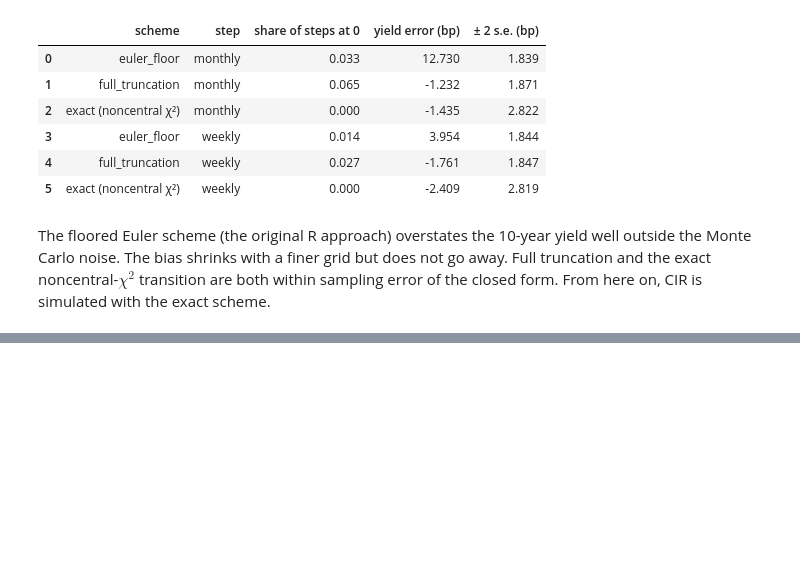
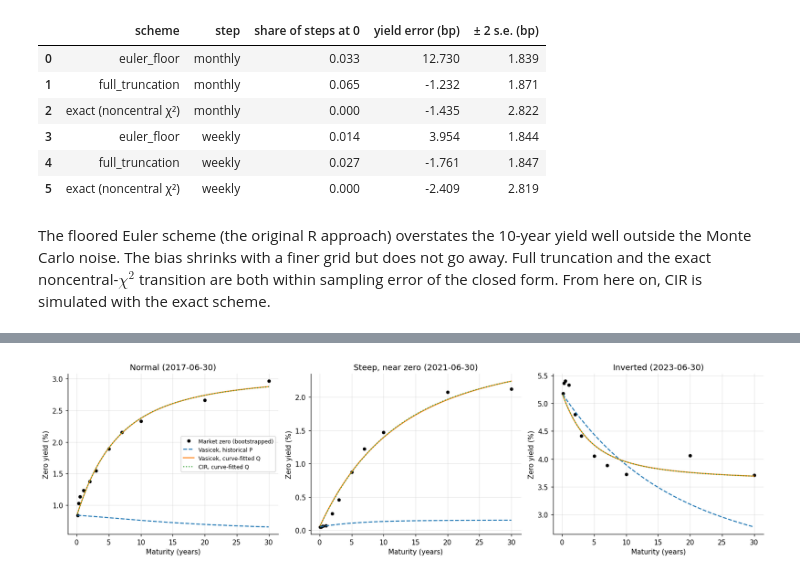
Before and after one commit to vincal848/term_structure_modeling, a Jupyter notebook: notebooks/term_structure.ipynb, the cells around one changed output, grey strips where cells are left out. Saved outputs shown, nothing was run; the diff lists cells and outputs as text; code cells hidden in the pictures; blank space fills up the shorter version.

```diff
--- a/notebooks/term_structure.ipynb
+++ b/notebooks/term_structure.ipynb
@@ -271,0 +367,20 @@ within sampling error of the closed form. From here on, CIR is simulated with th
+# %%
+q_fits, errors = {}, {}
+for label, (curve, taus, zeros) in boot.items():
+    quoted = np.isin(np.round(taus, 6), np.round(curve.index.values, 6))
+    tq, zq, r0 = taus[quoted], zeros[quoted], zeros[0]
+    v_p, c_p = (f.model for f in p_fits[label])
+    q_fits[label] = {"Vasicek": fit_to_curve(Vasicek, tq, zq, r0, v_p.sigma),
+                     "CIR": fit_to_curve(CIR, tq, zq, r0, c_p.sigma)}
+    rmse = lambda y: np.sqrt(np.mean((y - zq) ** 2)) * BP
+    errors[label] = {"Vasicek, historical (P)": rmse(v_p.zero_yield(r0, tq)),
+                     "CIR, historical (P)": rmse(c_p.zero_yield(max(r0, 1e-4), tq)),
+                     "Vasicek, curve-fitted (Q)": q_fits[label]["Vasicek"].rmse_bp,
+                     "CIR, curve-fitted (Q)": q_fits[label]["CIR"].rmse_bp}
+
+pd.DataFrame({label: {"θ historical (P), %": p_fits[label][0].model.theta * 100,
+                      "θ curve-implied (Q), %": q["Vasicek"].model.theta * 100,
+                      "θ_Q − θ_P (pp)": (q["Vasicek"].model.theta - p_fits[label][0].model.theta) * 100,
+                      "κ historical (P)": p_fits[label][0].model.kappa,
+                      "κ curve-implied (Q)": q["Vasicek"].model.kappa}
+              for label, q in q_fits.items()}).round(3)
@@ -271,0 +394,16 @@ within sampling error of the closed form. From here on, CIR is simulated with th
+# %%
+fig, axes = plt.subplots(1, 3, figsize=(15, 4.2))
+for ax, (label, (curve, taus, zeros)) in zip(axes, boot.items()):
+    quoted = np.isin(np.round(taus, 6), np.round(curve.index.values, 6))
+    r0 = zeros[0]
+    v_p = p_fits[label][0].model
+    ax.plot(taus[quoted], zeros[quoted] * 100, "ko", ms=4, label="Market zero (bootstrapped)")
+    ax.plot(tau_fine, v_p.zero_yield(r0, tau_fine) * 100, "--", label="Vasicek, historical P")
+    ax.plot(tau_fine, q_fits[label]["Vasicek"].model.zero_yield(r0, tau_fine) * 100, "-", label="Vasicek, curve-fitted Q")
+    ax.plot(tau_fine, q_fits[label]["CIR"].model.zero_yield(max(r0, 1e-4), tau_fine) * 100, ":", label="CIR, curve-fitted Q")
+    ax.set(title=label, xlabel="Maturity (years)", ylabel="Zero yield (%)")
+axes[0].legend(fontsize=8)
+fig.tight_layout()
+fig.savefig(FIG / "06_model_vs_market.png", bbox_inches="tight")
+# %% [output]
+[figure, added]
```
Also changed, not shown: parts of 13 cells of this notebook, 6 other files.
